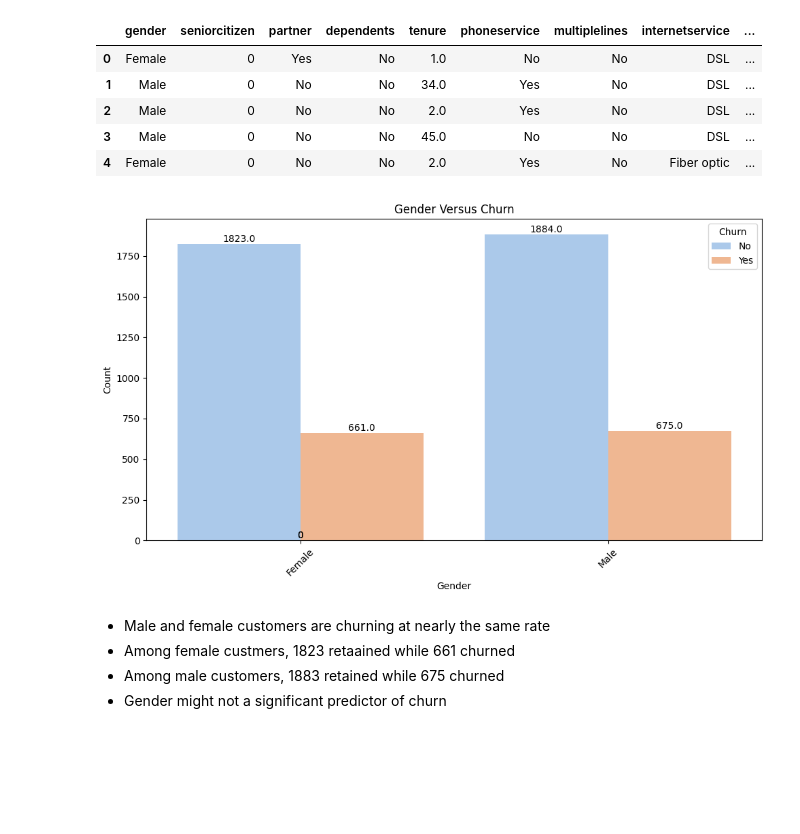
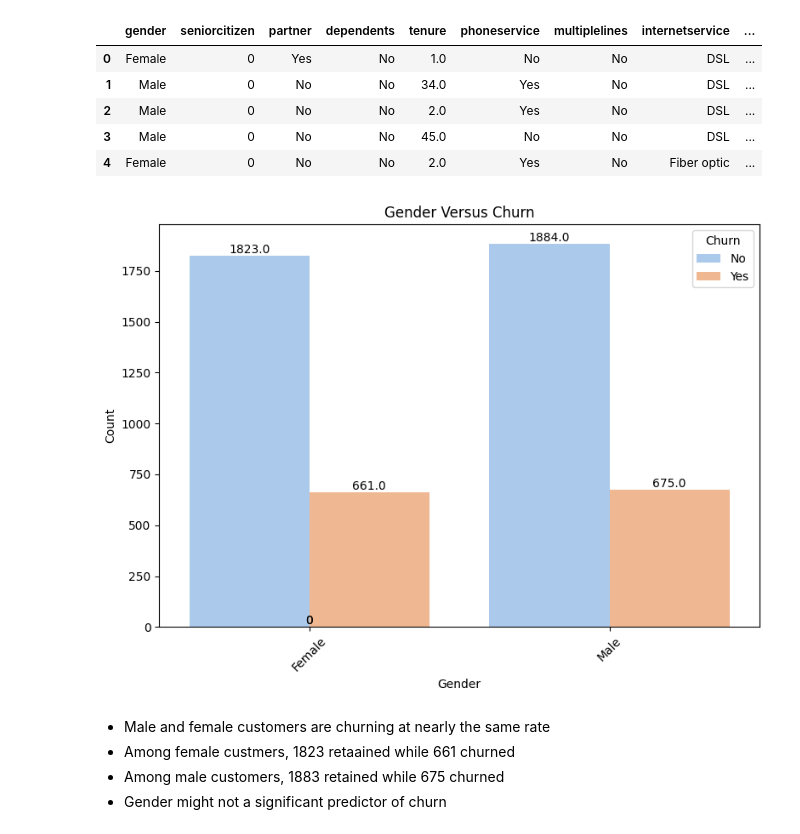
Before and after one commit to ZawadiLMG/Customer-Churn-Prediction, a Jupyter notebook: Notebooks/churn.ipynb, the cells around one changed output. Drawn from its saved outputs; the diff is of its cells as text; code cells hidden in the pictures; blank space fills up the shorter version.

```diff
--- a/Notebooks/churn.ipynb
+++ b/Notebooks/churn.ipynb
@@ -912,24 +949,24 @@ training_data.head()
 | 3 | Male | 0 | No | No | 45.0 | No | No | DSL | ... |
 | 4 | Female | 0 | No | No | 2.0 | Yes | No | Fiber optic | ... |
 # %%
-plt.figure(figsize=(10, 6))
+plt.figure(figsize=(8, 6))
 ax = sns.countplot(data=training_data, x='gender', hue='churn', palette='pastel')
 
 # Add count labels to each bar
 for p in ax.patches:
     ax.annotate(f'{p.get_height()}', (p.get_x() + p.get_width() / 2., p.get_height()),
                 ha='center', va='center', fontsize=10, color='black', xytext=(0, 5),
                 textcoords='offset points')
 
 plt.title('Gender Versus Churn')
 plt.xlabel('Gender')
 plt.ylabel('Count')
 plt.xticks(rotation=45)  # Rotate x-labels for better readability
 plt.legend(title='Churn', loc='upper right')
 plt.tight_layout()
 plt.show()
 # %% [output]
-[figure, old version]
+[figure, new version]
 # %% [markdown]
 - Male and female customers are churning at nearly the same rate
 - Among female custmers, 1823 retaained while 661 churned
```
Also changed, not shown: parts of 24 cells of this notebook, 1 other file.
